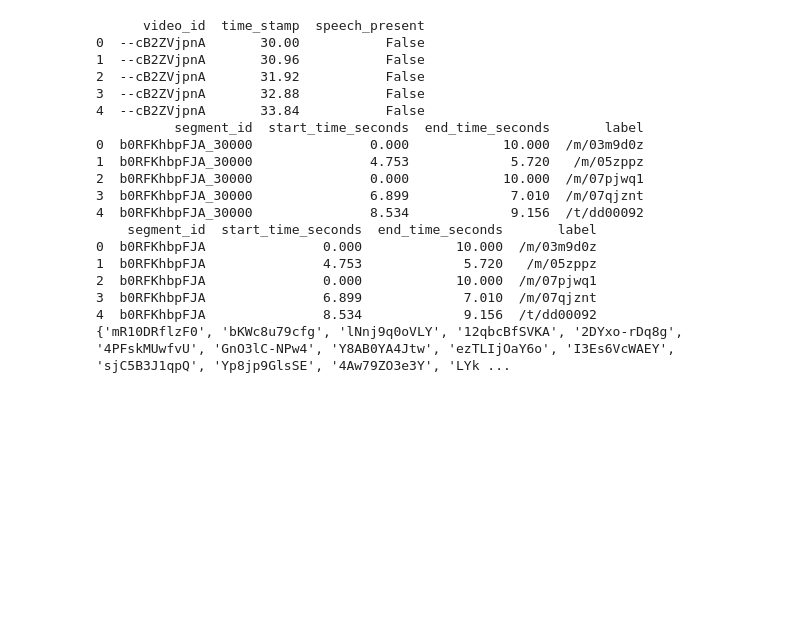
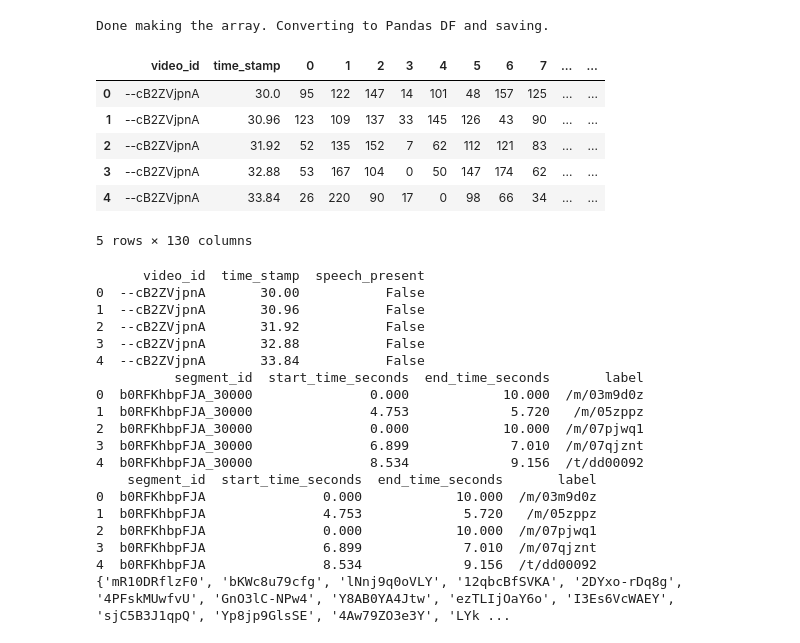
Before and after one commit to mashburnj/Audio_Labeling_Model, a Jupyter notebook: notebooks/CSV Compiler and Filter.ipynb, the cells around one changed output. Cells and saved outputs as stored; diff of their text form; code cells hidden in the pictures; blank space fills up the shorter version.

```diff
--- a/notebooks/CSV Compiler and Filter.ipynb
+++ b/notebooks/CSV Compiler and Filter.ipynb
@@ -13,26 +13,35 @@ def get_filenames(mypath):
 # %%
 filenames = ["../data/audioset_v1_embeddings/bal_train/" + i for i in get_filenames("../data/audioset_v1_embeddings/bal_train/")]
 train_dataset = tf.data.TFRecordDataset(filenames)
 
 # Make Pandas DataFrame out of the training set records.
 col = ['video_id', 'time_stamp'] + [str(k) for k in range(0,128)]
 
 placeholder_array = np.array(col)
 
 for raw_record in train_dataset:
     example = tf.train.SequenceExample()
     example.ParseFromString(raw_record.numpy())
     for i in range(0,len(example.feature_lists.feature_list['audio_embedding'].feature)):
         vID = example.context.feature['video_id'].bytes_list.value[0]
         time = example.context.feature['start_time_seconds'].float_list.value[0] + 0.96*i
-        placeholder_array = np.vstack((placeholder_array, np.array([vID, time] + list(example.feature_lists.feature_list['audio_embedding'].feature[0].bytes_list.value[0]))))
+        placeholder_array = np.vstack((placeholder_array, np.array([vID, time] + list(example.feature_lists.feature_list['audio_embedding'].feature[i].bytes_list.value[0]))))
 
 print('Done making the array. Converting to Pandas DF and saving.')
 
 trainFeatures = pd.DataFrame(np.delete(placeholder_array, 0, 0), columns = col)
 
 trainFeatures.to_csv('trainFeatures.csv')
 trainFeatures.head()
+# %% [output]
+Done making the array. Converting to Pandas DF and saving.
+|  | video_id | time_stamp | 0 | 1 | 2 | 3 | 4 | 5 | 6 | 7 | ... | ... |
+| 0 | --cB2ZVjpnA | 30.0 | 95 | 122 | 147 | 14 | 101 | 48 | 157 | 125 | ... | ... |
+| 1 | --cB2ZVjpnA | 30.96 | 123 | 109 | 137 | 33 | 145 | 126 | 43 | 90 | ... | ... |
+| 2 | --cB2ZVjpnA | 31.92 | 52 | 135 | 152 | 7 | 62 | 112 | 121 | 83 | ... | ... |
+| 3 | --cB2ZVjpnA | 32.88 | 53 | 167 | 104 | 0 | 50 | 147 | 174 | 62 | ... | ... |
+| 4 | --cB2ZVjpnA | 33.84 | 26 | 220 | 90 | 17 | 0 | 98 | 66 | 34 | ... | ... |
+5 rows × 130 columns
 # %%
 # Finally, make a Pandas DF for the target: whether or not speech is present in each 0.96 second chunk.
 trainTargets = pd.read_csv('trainFeatures.csv', header = 0, index_col = 0).iloc[:,0:2]
```
Also changed, not shown: 5 other files.
